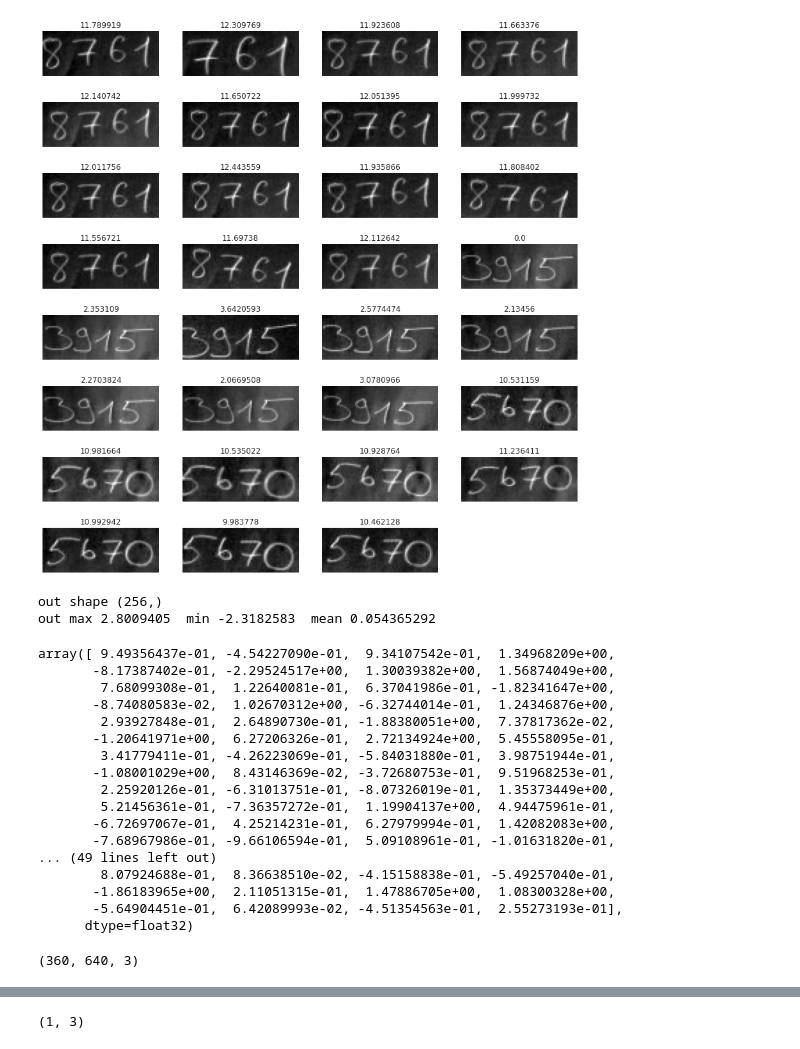
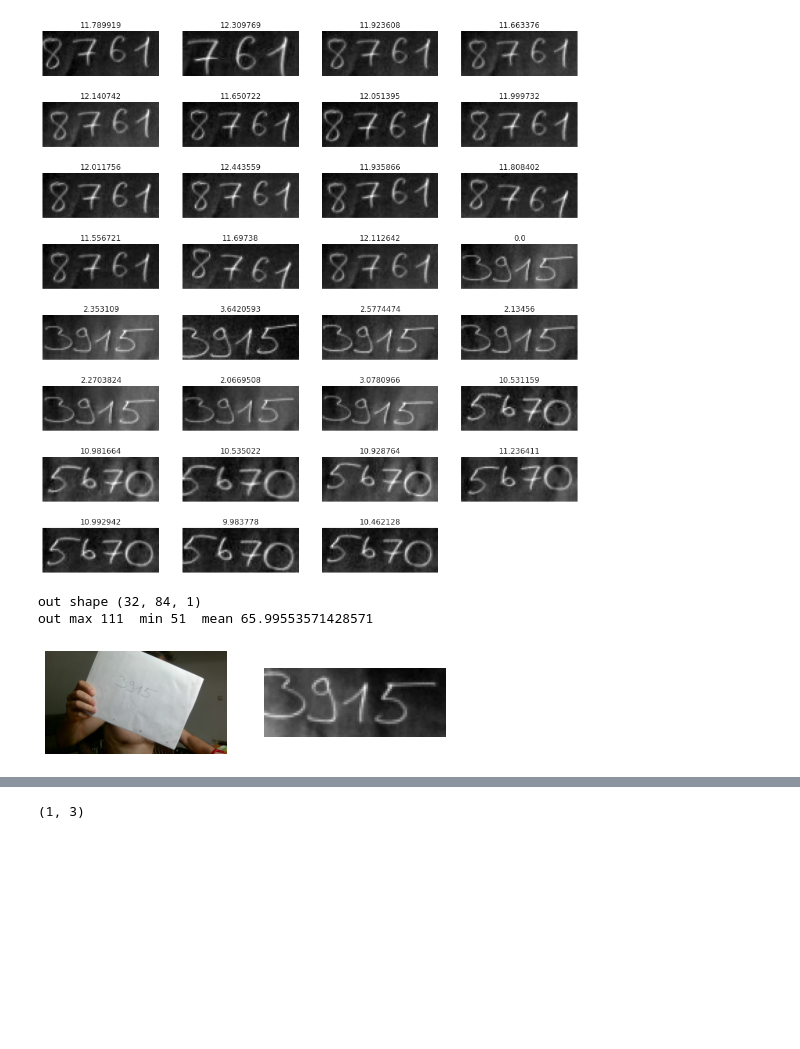
Before and after one commit to tunmustard/features_extractions, a Jupyter notebook: main_detect_pipeline.ipynb, the cells around one changed output, grey strips where cells are left out. Saved outputs shown, nothing was run; the diff lists cells and outputs as text; code cells hidden in the pictures; blank space fills up the shorter version.

Commit message:
new east dnn added to the process pipeline and tested

```diff
--- a/main_detect_pipeline.ipynb
+++ b/main_detect_pipeline.ipynb
@@ -732,16 +889,17 @@ class Production_unit(Production):
     def __init__(self):
 
         ###Initialize process layers
-        self.layer_1_cut = Production.Layer_cut(t=0,l=360,h=280,w=280)
+        self.layer_1_cut = Production.Layer_cut(t=0,l=260,h=280,w=280, out_channel = 1)
         self.layer_2_gray = Production.Layer_to_gray(invert=True)
         #self.layer_3_rgb = Production.Layer_to_rgb(mode="b")
-        self.layer_3_resize = Production.Layer_resize(w=256,h=256)
+        self.layer_3_resize = Production.Layer_resize(w=256,h=256, inp_channel = 1, out_channel = 1)
         self.layer_4_normalize = Production.Layer_normalize(mean_shift=0, std_offset_pos=2, std_offset_neg=2)
+        self.layer_5_east_model = Production.Layer_bounding_box_east(pad_h=5, pad_w=5, color_scale = -1, score_threshold = 0.7, nms_treshold = 0.5, inp_channel = 1, out_channel = 2)
         self.layer_5_scaler = Production.Layer_scaler(file="models/scalers/dig4_256x256_unet_acc09886_scaler.pkl", inp_channel = 1, out_channel = 2)
-        self.layer_6_model = Production.Layer_model(model=model, input_shape = (-1,256,256,1), output_shape = (256,256,1), inp_channel = 2, out_channel = 2)
+        #self.layer_6_model = Production.Layer_model(model=model, input_shape = (-1,256,256,1), output_shape = (256,256,1), inp_channel = 2, out_channel = 2)
         self.layer_7_tresh = Production.Layer_treshold(ll=0.5, lh=1.0, inp_channel = 2, out_channel = 2)
         self.layer_8_bbox = Production.Layer_bounding_box(pad_h=2, pad_w=2, w_roi_ct=128, w_roi_cl=128, w_k1 = 1, w_k2 = 1, w_sq = 2688, inp_channel = 2, out_channel = 2)
-        self.layer_9_cut_resize = Production.Layer_cut_bb_resize(w=84, h=32, inp_channel_1 = 1, inp_channel_2 = 2, out_channel = 1)
+        self.layer_9_cut_resize = Production.Layer_cut_bb_resize_rotate(w=84, h=32, inp_channel_1 = 1, inp_channel_2 = 2, out_channel = 1)
         self.layer_10_scaler = Production.Layer_scaler(file="models/scalers/dig4_256f_e5_cl2000_acc100_on_1000.pkl", inp_channel = 1, out_channel = 1, astype='float32')
         self.layer_11_model = Production.Layer_model_feature(model=model_feat, input_shape = (-1,32,84,1), output_shape = (256), inp_channel = 1, out_channel = 1)
 
@@ -749,16 +907,18 @@ class Production_unit(Production):
         self.pipeline = Production.Pipeline_model_feat(
             proc_layers = [
                 self.layer_1_cut,
-                self.layer_2_gray,
+                #self.layer_2_gray,
                 self.layer_3_resize,
                 #self.layer_4_normalize,
-                self.layer_5_scaler,
-                self.layer_6_model,
-                self.layer_7_tresh,
-                self.layer_8_bbox,
+                self.layer_5_east_model,
+                #self.layer_5_scaler,
+                #self.layer_6_model,
+                #self.layer_7_tresh,
+                #self.layer_8_bbox,
                 self.layer_9_cut_resize,
-                self.layer_10_scaler,
-                self.layer_11_model
+                self.layer_2_gray,
+                #self.layer_10_scaler,
+                #self.layer_11_model
             ],
             inp_channel = 1,
             out_channel = 1
@@ -770,33 +930,11 @@ production = Production_unit()
 # %%
 out = production(test_image)
 
 print("out shape",out.data.shape)
 print("out max",out.data.max(), " min",out.data.min(), " mean",out.data.mean())
-#dbug.Debug.show_images_list([test_image[:,:,[2,1,0]],out.data.reshape(out.data.shape[0],out.data.shape[1])], col_number = 2, height=5)
-out.data
+dbug.Debug.show_images_list([test_image[:,:,[2,1,0]],out.data.reshape(out.data.shape[0],out.data.shape[1])], col_number = 4, height=5)
+#dbug.Debug.show_images_list([test_image[:,:,[2,1,0]],out.data[:,:,[2,1,0]]], col_number = 4, height=5)
 # %% [output]
-out shape (256,)
-out max 2.8009405  min -2.3182583  mean 0.054365292
+out shape (32, 84, 1)
+out max 111  min 51  mean 65.99553571428571
-array([ 9.49356437e-01, -4.54227090e-01,  9.34107542e-01,  1.34968209e+00,
-       -8.17387402e-01, -2.29524517e+00,  1.30039382e+00,  1.56874049e+00,
-        7.68099308e-01,  1.22640081e-01,  6.37041986e-01, -1.82341647e+00,
-       -8.74080583e-02,  1.02670312e+00, -6.32744014e-01,  1.24346876e+00,
-        2.93927848e-01,  2.64890730e-01, -1.88380051e+00,  7.37817362e-02,
-       -1.20641971e+00,  6.27206326e-01,  2.72134924e+00,  5.45558095e-01,
-        3.41779411e-01, -4.26223069e-01, -5.84031880e-01,  3.98751944e-01,
-       -1.08001029e+00,  8.43146369e-02, -3.72680753e-01,  9.51968253e-01,
-        2.25920126e-01, -6.31013751e-01, -8.07326019e-01,  1.35373449e+00,
-        5.21456361e-01, -7.36357272e-01,  1.19904137e+00,  4.94475961e-01,
-       -6.72697067e-01,  4.25214231e-01,  6.27979994e-01,  1.42082083e+00,
-       -7.68967986e-01, -9.66106594e-01,  5.09108961e-01, -1.01631820e-01,
-... (49 lines left out)
-        8.07924688e-01,  8.36638510e-02, -4.15158838e-01, -5.49257040e-01,
-       -1.86183965e+00,  2.11051315e-01,  1.47886705e+00,  1.08300328e+00,
-       -5.64904451e-01,  6.42089993e-02, -4.51354563e-01,  2.55273193e-01],
-      dtype=float32)
+[figure, added]
-# %%
-test_images = dgen.Image_generator.load_from_folder("Data/4dig/test")
-test_image = test_images[0]
-test_image.shape
-# %% [output]
-(360, 640, 3)
```
Also changed, not shown: parts of 8 cells of this notebook, 1 other file.
